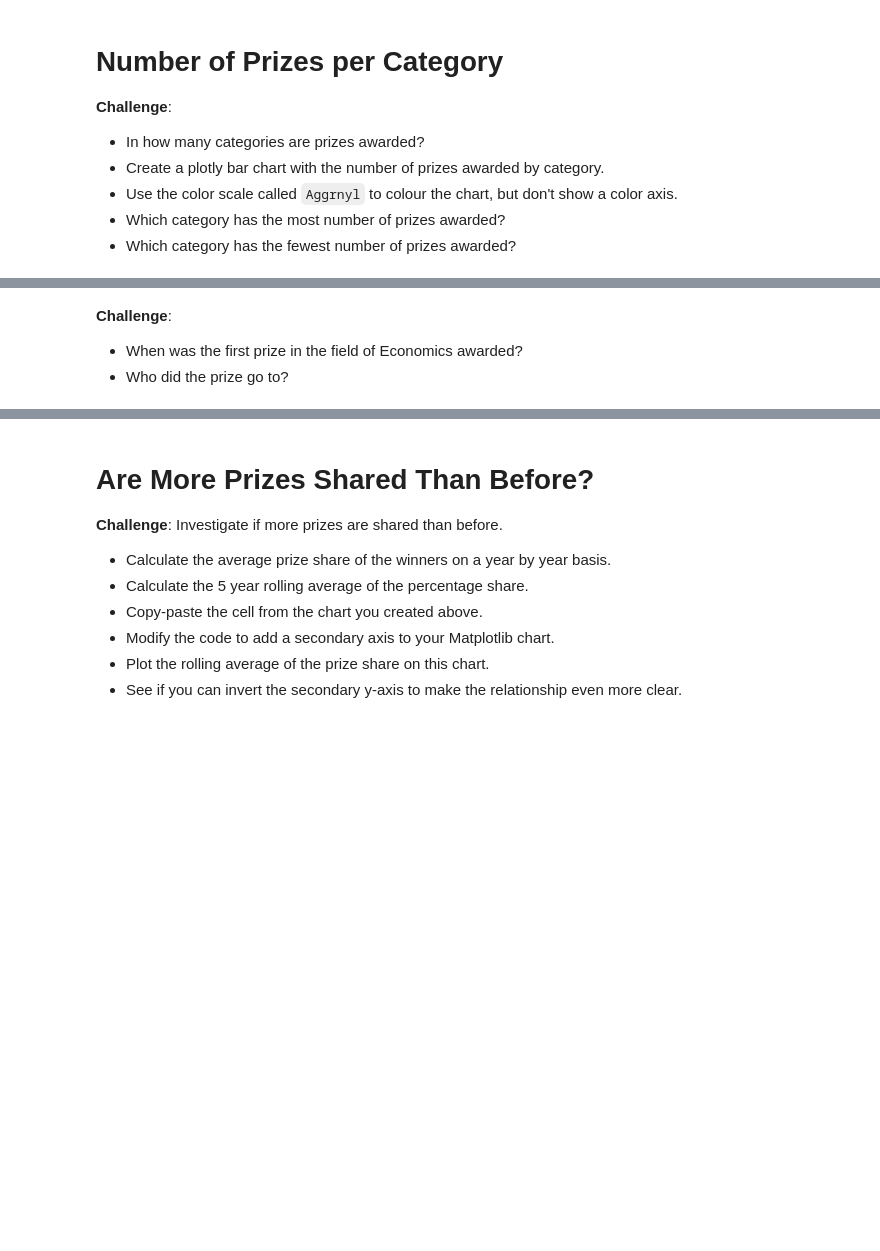
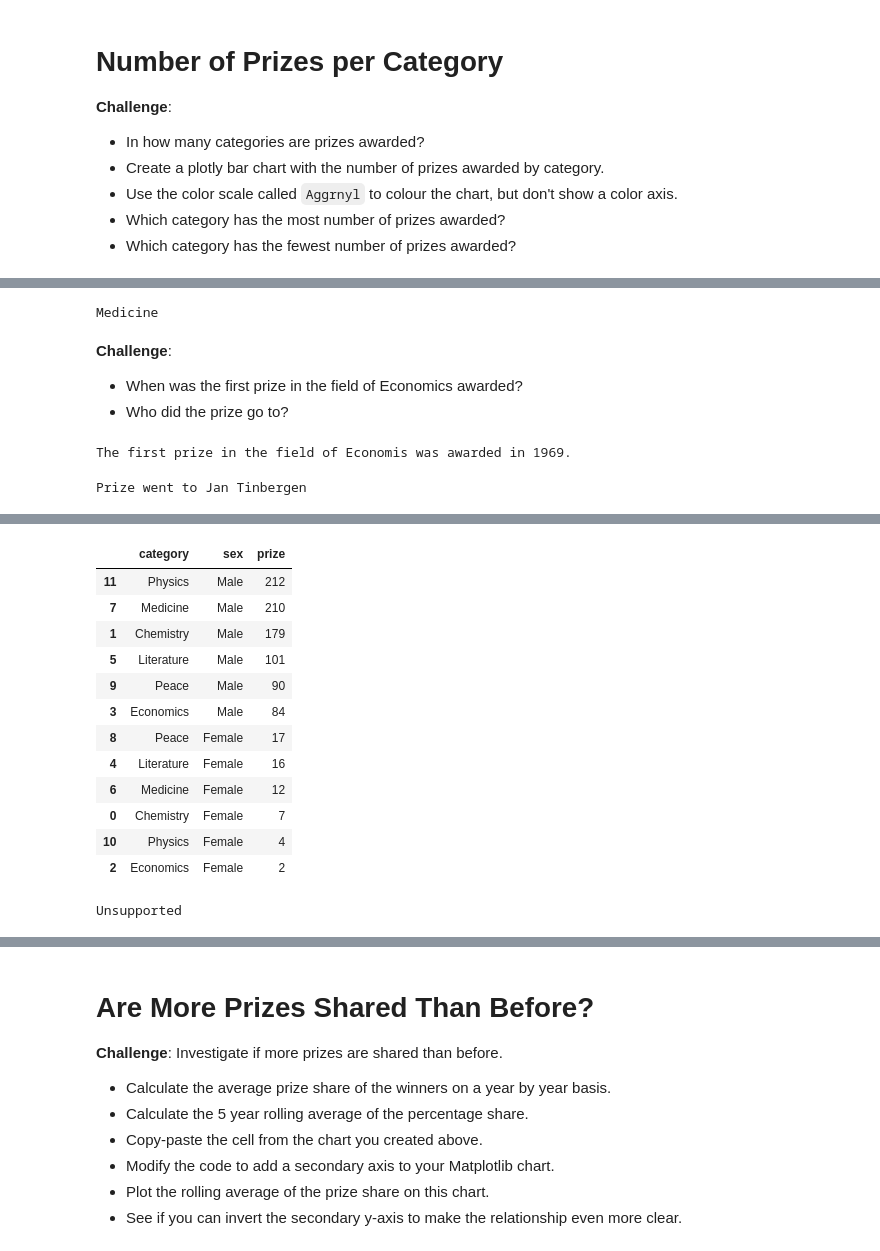
Before and after one commit to LostHeir/DataAnlys_NobelPrizes, a Jupyter notebook: Nobel_Prize_Analysis.ipynb, the cells around one changed output, grey strips where cells are left out. Cells and saved outputs as stored; diff of their text form; code cells hidden in the pictures; blank space fills up the shorter version.

Commit message:
Nobel Prizes per Country/Year added

```diff
--- a/Nobel_Prize_Analysis.ipynb
+++ b/Nobel_Prize_Analysis.ipynb
@@ -232,7 +249,23 @@ There are 6 peopole who get a Nobel Prize more then once.
+# %%
+print(f'{categories.idxmax()} is the category with the most Nobel Prizes.')
+print(f'{categories.idmin()} is the category with the fewest Nobel Prizes.')
+# %% [output]
+Medicine
 # %% [markdown]
 **Challenge**:
 * When was the first prize in the field of Economics awarded?
 * Who did the prize go to?
+# %%
+
+print(f'The first prize in the field of Economis was awarded in {df_data[df_data.category == "Economics"].year.min()}.')
+# %% [output]
+The first prize in the field of Economis was awarded in 1969.
+# %%
+id_eco_min = df_data[df_data.category == 'Economics'].year.idxmin()
+name_eco_min = df_data.loc[id_eco_min].full_name
+print(f'Prize went to {name_eco_min}.')
+# %% [output]
+Prize went to Jan Tinbergen
 # %% [markdown]
 # Male and Female Winners by Category
 
@@ -240,6 +273,38 @@ There are 6 peopole who get a Nobel Prize more then once.
 * Hover over the bar chart. How many prizes went to women in Literature compared to Physics?
 
 <img src=https://i.imgur.com/od8TfOp.png width=650>
+# %%
+cat_men_women = df_data.groupby(['category', 'sex'],
+                               as_index=False).agg({'prize': pd.Series.count})
+cat_men_women.sort_values('prize', ascending=False, inplace=True)
+cat_men_women
+# %% [output]
+|  | category | sex | prize |
+| 11 | Physics | Male | 212 |
+| 7 | Medicine | Male | 210 |
+| 1 | Chemistry | Male | 179 |
+| 5 | Literature | Male | 101 |
+| 9 | Peace | Male | 90 |
+| 3 | Economics | Male | 84 |
+| 8 | Peace | Female | 17 |
+| 4 | Literature | Female | 16 |
+| 6 | Medicine | Female | 12 |
+| 0 | Chemistry | Female | 7 |
+| 10 | Physics | Female | 4 |
+| 2 | Economics | Female | 2 |
+# %%
+bar = px.bar(cat_men_women,
+             x = 'category',
+             y = 'prize',
+             color = 'sex',
+             title='Number of Prizes per Category')
+
+bar.update_layout(xaxis_title='Categories',
+                  yaxis_title='Number of Prizes')
+
+bar.show()
+# %% [output]
+Unsupported
 # %% [markdown]
 # Number of Prizes Awarded Over Time
 
```
Also changed, not shown: parts of 17 cells of this notebook.
